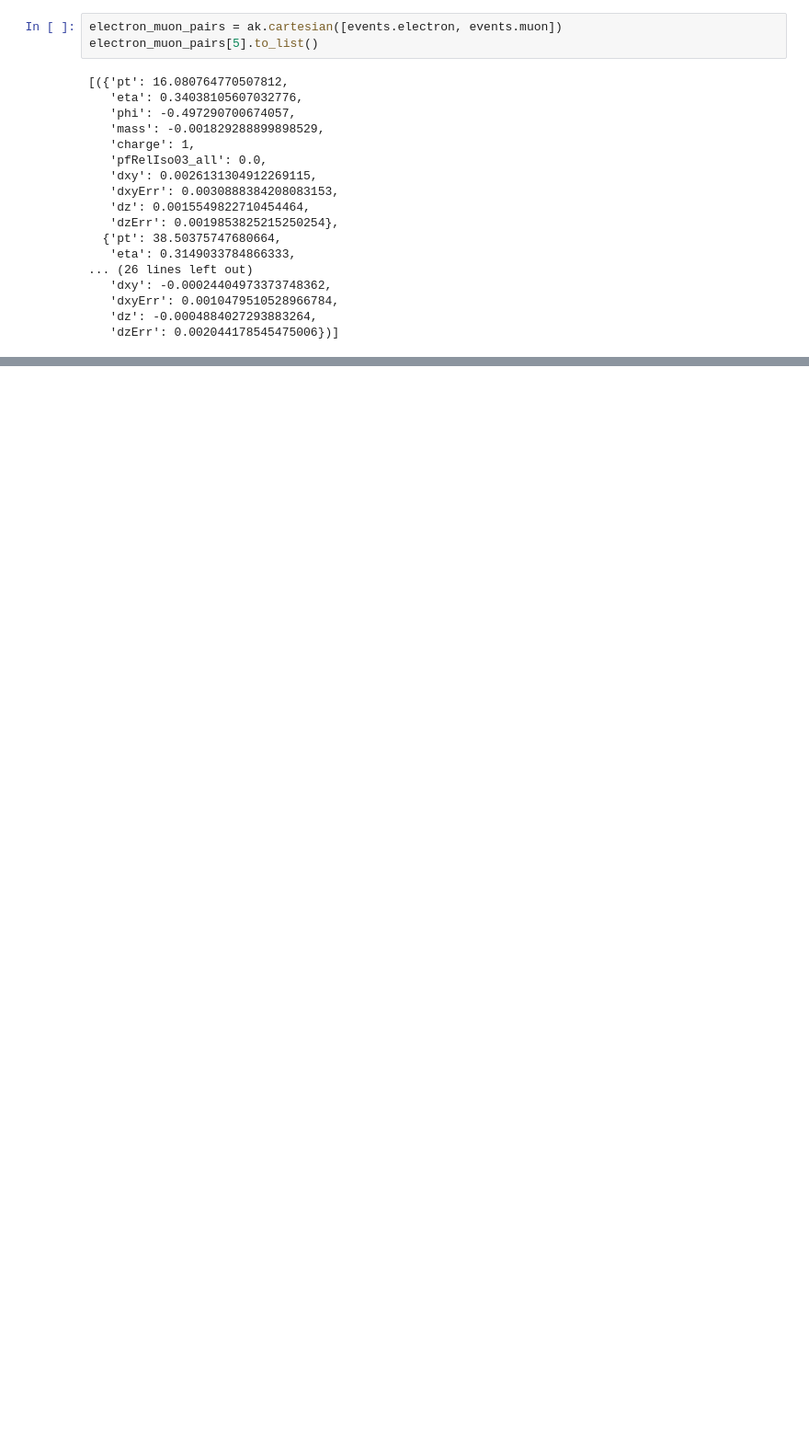
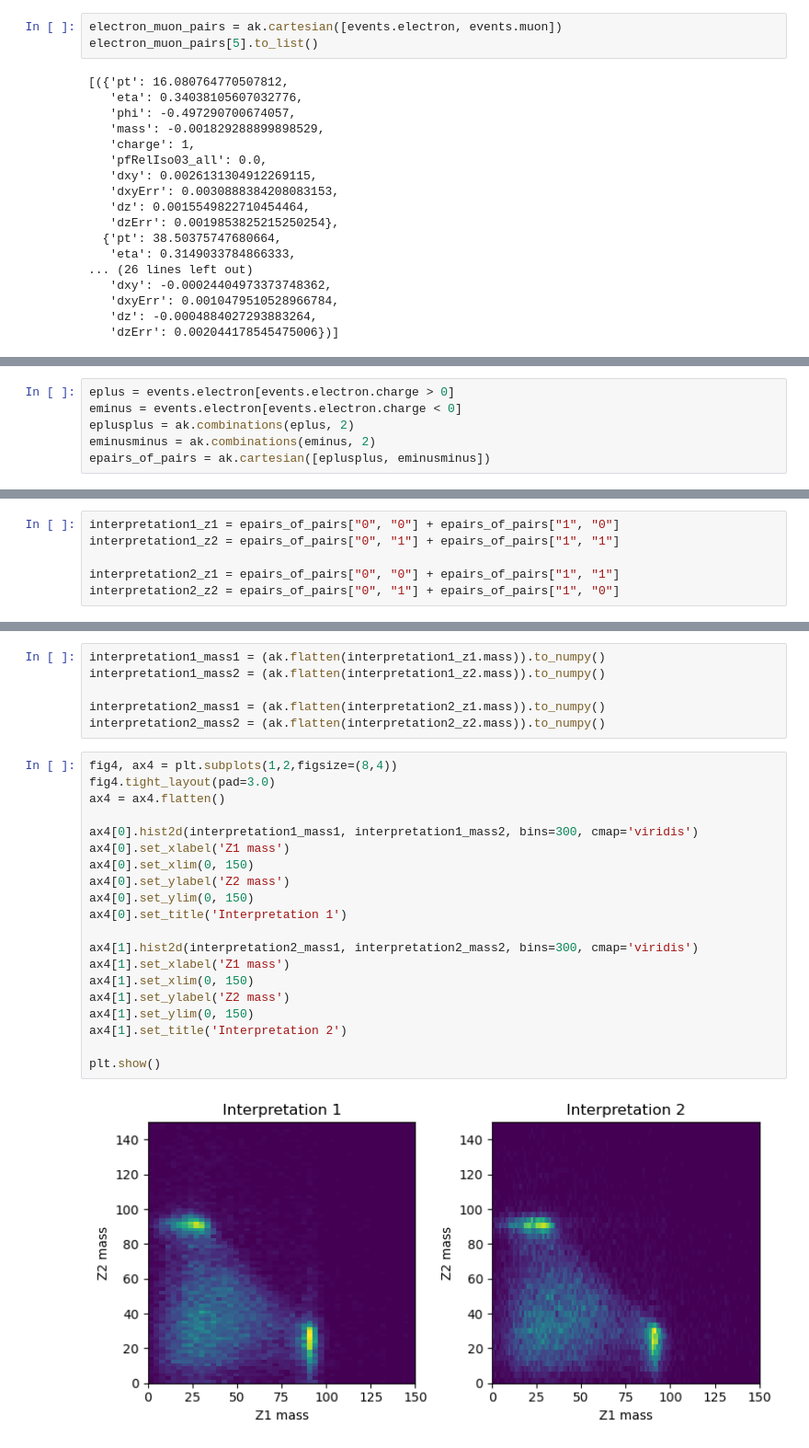
Before and after one commit to phazarik/python-advanced, a Jupyter notebook: awkward_arrays.ipynb, the cells around one changed output, grey strips where cells are left out. Shown at 92% size. Saved outputs shown, nothing was run; the diff lists cells and outputs as text; blank space fills up the shorter version.

Commit message:
Z interpretations added

```diff
--- a/awkward_arrays.ipynb
+++ b/awkward_arrays.ipynb
@@ -415,0 +422,6 @@ Typically in a $Z\rightarrow ll$ sample, we pick the two leptons with the highes
+# %%
+eplus = events.electron[events.electron.charge > 0]
+eminus = events.electron[events.electron.charge < 0]
+eplusplus = ak.combinations(eplus, 2)
+eminusminus = ak.combinations(eminus, 2)
+epairs_of_pairs = ak.cartesian([eplusplus, eminusminus])
@@ -415,0 +449,6 @@ Typically in a $Z\rightarrow ll$ sample, we pick the two leptons with the highes
+# %%
+interpretation1_z1 = epairs_of_pairs["0", "0"] + epairs_of_pairs["1", "0"]
+interpretation1_z2 = epairs_of_pairs["0", "1"] + epairs_of_pairs["1", "1"]
+
+interpretation2_z1 = epairs_of_pairs["0", "0"] + epairs_of_pairs["1", "1"]
+interpretation2_z2 = epairs_of_pairs["0", "1"] + epairs_of_pairs["1", "0"]
@@ -415,0 +460,28 @@ Typically in a $Z\rightarrow ll$ sample, we pick the two leptons with the highes
+# %%
+interpretation1_mass1 = (ak.flatten(interpretation1_z1.mass)).to_numpy()
+interpretation1_mass2 = (ak.flatten(interpretation1_z2.mass)).to_numpy()
+
+interpretation2_mass1 = (ak.flatten(interpretation2_z1.mass)).to_numpy()
+interpretation2_mass2 = (ak.flatten(interpretation2_z2.mass)).to_numpy()
+# %%
+fig4, ax4 = plt.subplots(1,2,figsize=(8,4))
+fig4.tight_layout(pad=3.0)
+ax4 = ax4.flatten()
+
+ax4[0].hist2d(interpretation1_mass1, interpretation1_mass2, bins=300, cmap='viridis')
+ax4[0].set_xlabel('Z1 mass')
+ax4[0].set_xlim(0, 150)
+ax4[0].set_ylabel('Z2 mass')
+ax4[0].set_ylim(0, 150)
+ax4[0].set_title('Interpretation 1')
+
+ax4[1].hist2d(interpretation2_mass1, interpretation2_mass2, bins=300, cmap='viridis')
+ax4[1].set_xlabel('Z1 mass')
+ax4[1].set_xlim(0, 150)
+ax4[1].set_ylabel('Z2 mass')
+ax4[1].set_ylim(0, 150)
+ax4[1].set_title('Interpretation 2')
+
+plt.show()
+# %% [output]
+[figure, added]
```
Also changed, not shown: parts of 43 cells of this notebook.
